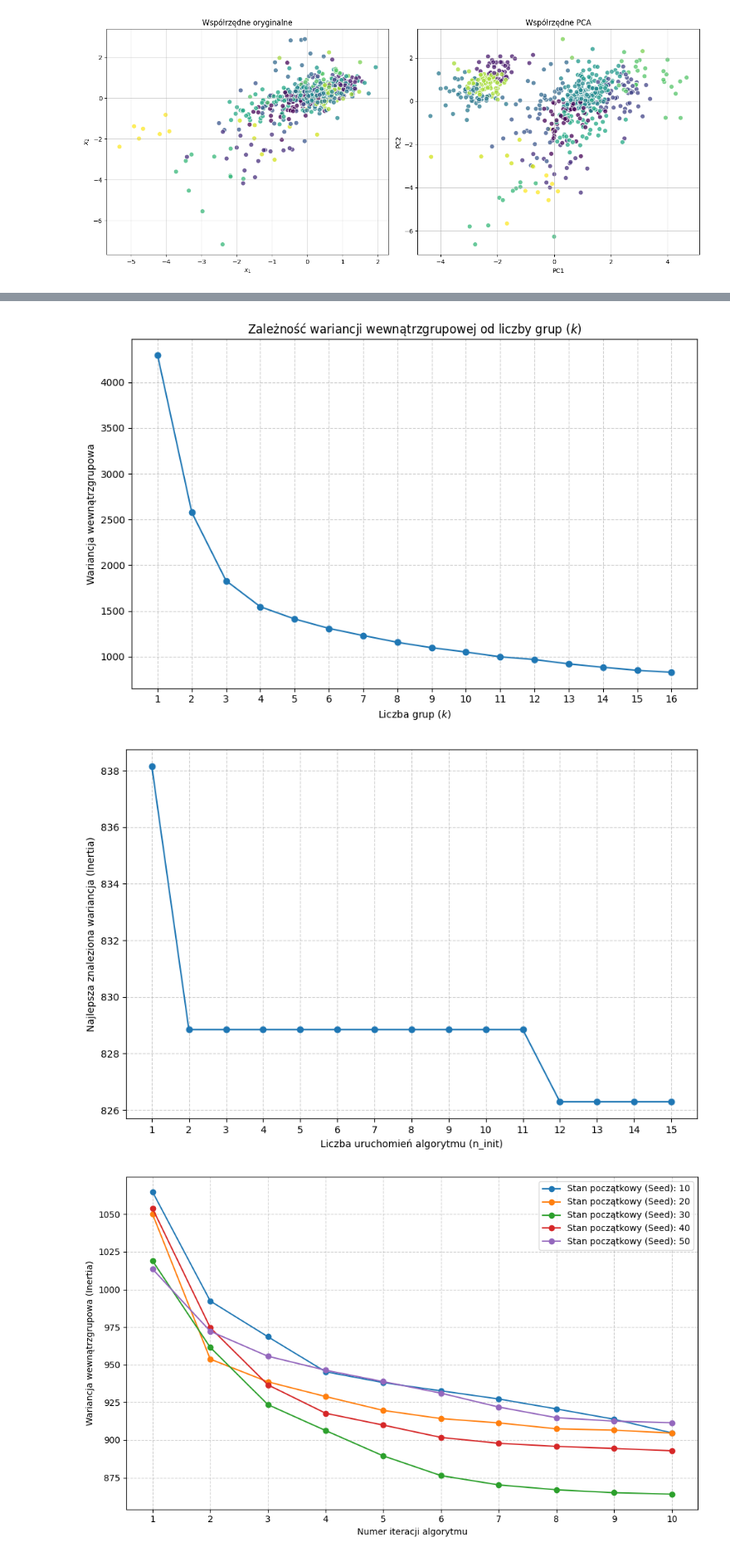
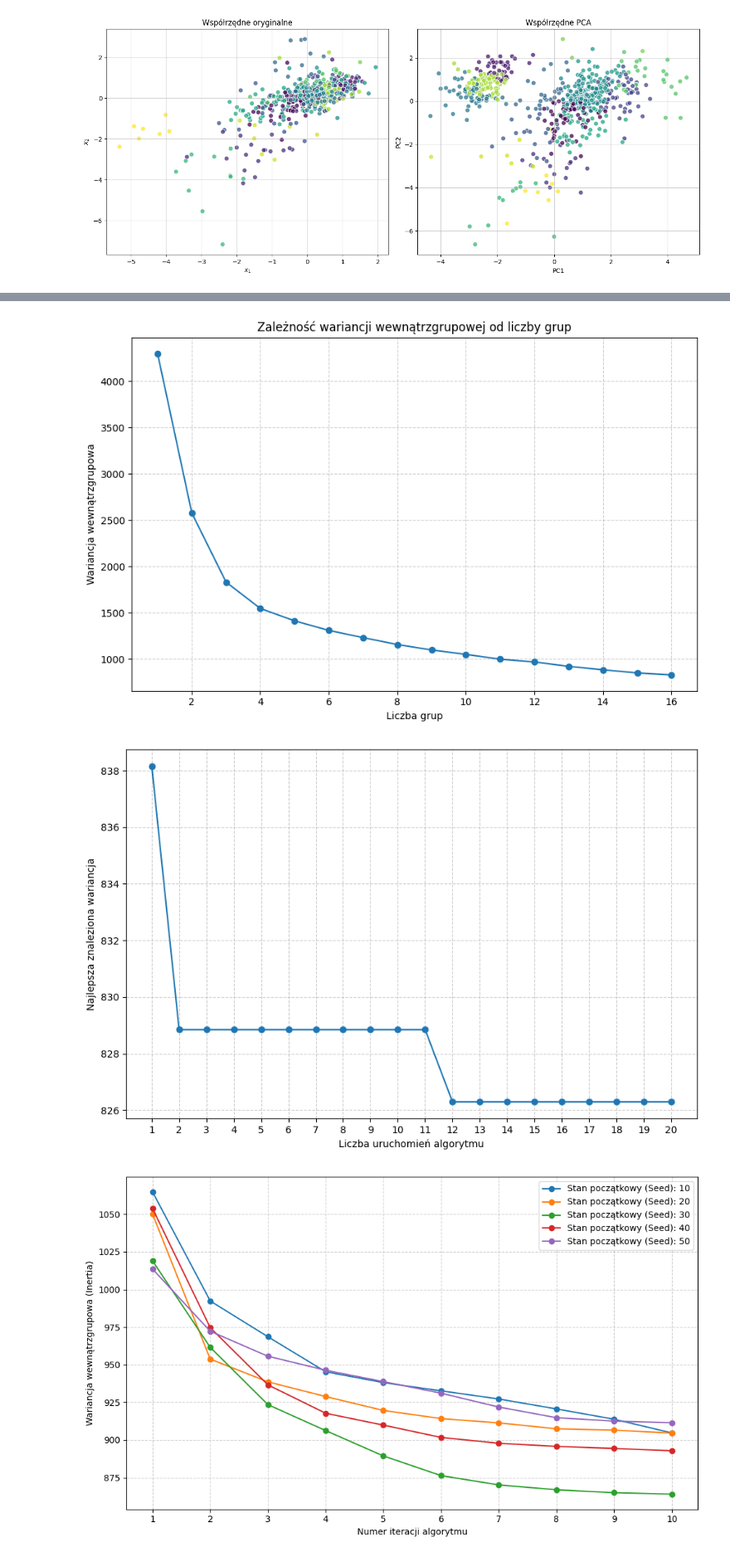
Before and after one commit to zosiawidawska/Pliki, a Jupyter notebook: GD.ipynb, the cells around one changed output, grey strips where cells are left out. Shown at 83% size. Cells and saved outputs as stored; diff of their text form; code cells hidden in the pictures.

```diff
--- a/GD.ipynb
+++ b/GD.ipynb
@@ -172,44 +174,43 @@ inertias_k = []
 
 for k in k_values:
     km = KMeans(n_clusters=k, n_init=10, random_state=42)
-    km.fit(dna_scaled)
-    inertias_k.append(km.inertia_)
+    km.fit(ekspresja_scaled)
+    inertias_k.append(km.inertia_) #obliczenie i zachowanie wariancji
 
 plt.plot(k_values, inertias_k, marker='o')
-plt.title('Zależność wariancji wewnątrzgrupowej od liczby grup ($k$)')
-plt.xlabel('Liczba grup ($k$)')
+plt.title('Zależność wariancji wewnątrzgrupowej od liczby grup')
+plt.xlabel('Liczba grup')
 plt.ylabel('Wariancja wewnątrzgrupowa')
 
-plt.xticks(k_values)
 plt.grid(True, linestyle='--', alpha=0.6)
 
 plt.tight_layout()
 plt.show()
 # %% [output]
-[figure, old version]
+[figure, new version]
 # %%
 ### Zadanie 8
 plt.figure(figsize=(9, 6))
 
-init_values = range(1, 16)
+init_values = range(1, 21)
 inertias_init = []
 
 for n_init in init_values:
     km = KMeans(n_clusters=16, n_init=n_init, random_state=42)
-    km.fit(dna_scaled)
+    km.fit(ekspresja_scaled)
     inertias_init.append(km.inertia_)
 
 plt.plot(init_values, inertias_init, marker='o')
-plt.xlabel('Liczba uruchomień algorytmu (n_init)')
-plt.ylabel('Najlepsza znaleziona wariancja (Inertia)')
+plt.xlabel('Liczba uruchomień algorytmu')
+plt.ylabel('Najlepsza znaleziona wariancja')
 
 plt.xticks(init_values)
 plt.grid(True, linestyle='--', alpha=0.6)
 
 plt.tight_layout()
 plt.show()
 # %% [output]
-[figure, old version]
+[figure, new version]
 # %%
 ### Zadanie 9
 plt.figure(figsize=(10, 6))
```
Also changed, not shown: parts of 2 cells of this notebook.
